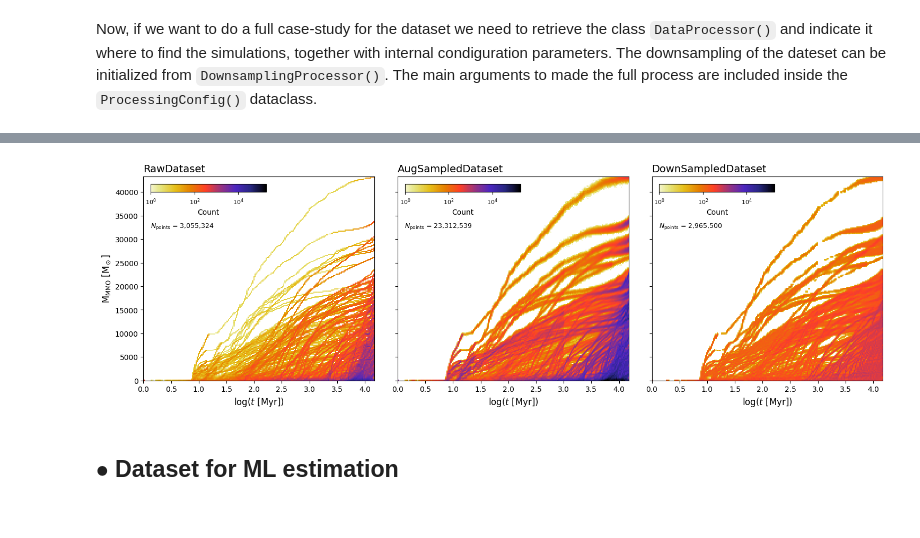
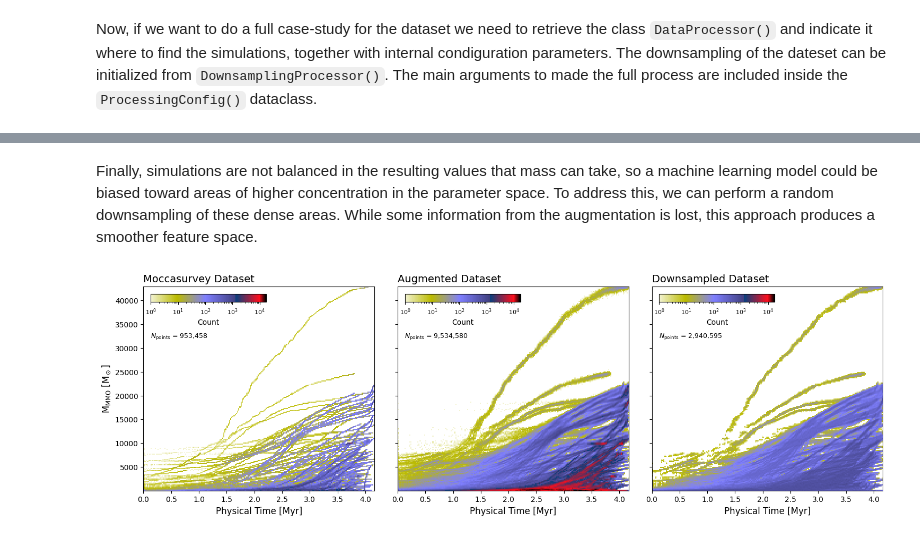
Before and after one commit to Milo-Jsb/LEMONsc, a Jupyter notebook: notebooks/SmallMOCCA-DataStudy.ipynb, the cells around one changed output, grey strips where cells are left out. Cells and saved outputs as stored; diff of their text form; code cells hidden in the pictures.

```diff
--- a/notebooks/SmallMOCCA-DataStudy.ipynb
+++ b/notebooks/SmallMOCCA-DataStudy.ipynb
@@ -298,25 +529,10 @@ Finally, simulations are not balanced in the resulting values that mass can take
 # %%
-# Process simulations -------------------------------------------------------------------------------------------#
-
-# Retrieve original simulations
-t_base, m_base, phy_base = data_processor.process_simulations(
-                            simulations,
-                            exp_type,
-                            augmentation = False,
-                            apply_noise  = False,
-                            n_virtual    = None,
-                            verbose      = True)
-
-# Perform a sampling augmentation and noise addition to the simulations
+# Perform a sampling augmentation and noise addition to the simulations -----------------------------------------#
 t_augm, m_augm, phy_augm = data_processor.process_simulations(
-                            simulations,
-                            exp_type,
+                            r_simulations, labels,
                             augmentation = True,
                             apply_noise  = True,
                             n_virtual    = config.n_virtual,
-                            verbose      = False)
-
-# Downsampling the simulations retrieved using the a 2d histogram
-t_down, m_down, phy_down = downsampling_processor.perform_downsampling(t_augm, m_augm, phy_augm)
+                            verbose      = True)
 #----------------------------------------------------------------------------------------------------------------#
 # %% [output]
@@ -330,0 +556,2 @@ INFO:   - Average points per simulation : 8805.0 ± 7201.6
+# %% [markdown]
+Finally, simulations are not balanced in the resulting values that mass can take, so a machine learning model could be biased toward areas of higher concentration in the parameter space. To address this, we can perform a random downsampling of these dense areas. While some information from the augmentation is lost, this approach produces a smoother feature space.
@@ -331,14 +565,14 @@ INFO:   - Average points per simulation : 8805.0 ± 7201.6
 # %%
 # Plot the files and observe the elements retrieved -------------------------------------------------------------#
-cmap_trunc = truncate_colormap("CMRmap_r")
-dataset_2Dhist_comparison(times_base = t_base, masses_base = m_base,
-                          times_aug  = t_augm, masses_aug  = m_augm,
-                          times_filt = t_down, masses_filt = m_down,
-                          bins     = 200,
-                          cmap     = cmap_trunc,
-                          show     = True)
+cmap_trunc = truncate_colormap("gist_stern_r")
+dataset_2Dhist_comparison(x_base = np.log10(np.array(t_base)+1), y_base = m_base,
+                          x_aug  = np.log10(np.array(t_augm)+1), y_aug  = m_augm,
+                          x_filt = np.log10(np.array(t_down)+1), y_filt = m_down,
+                          titles     = ("Moccasurvey Dataset", "Augmented Dataset", "Downsampled Dataset"),
+                          axislabels = (r"Physical Time [Myr]", r"M$_{\rm{MMO}}$ [M$_\odot$]"),
+                          bins       = 200,
+                          cmap       = cmap_trunc,
+                          show       = True)
 #----------------------------------------------------------------------------------------------------------------#
 # %% [output]
-[figure, old version]
+[figure, new version]
-# %% [markdown]
-## **$\bullet$ Dataset for ML estimation**
```
Also changed, not shown: parts of 53 cells of this notebook, 39 other files.
